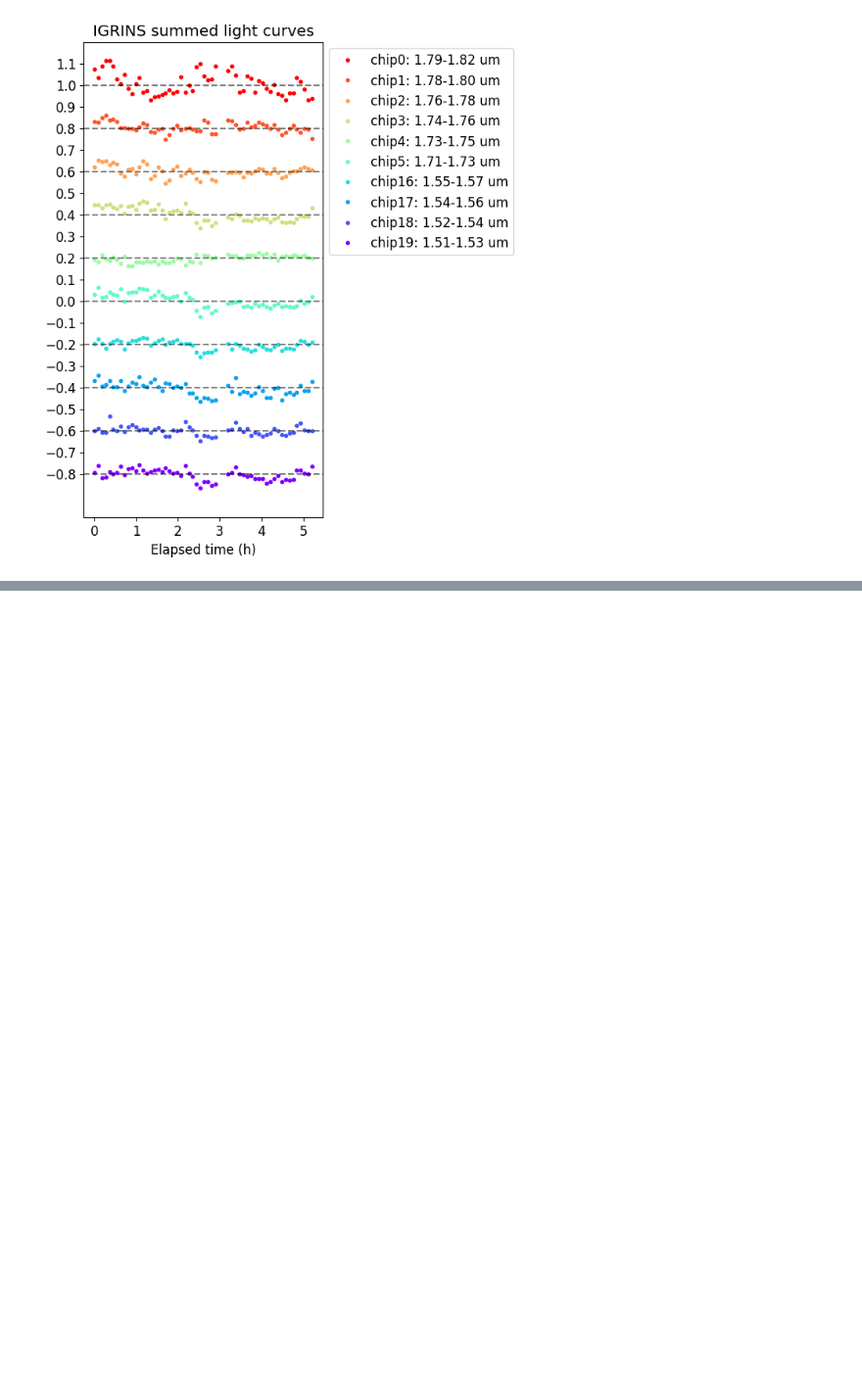
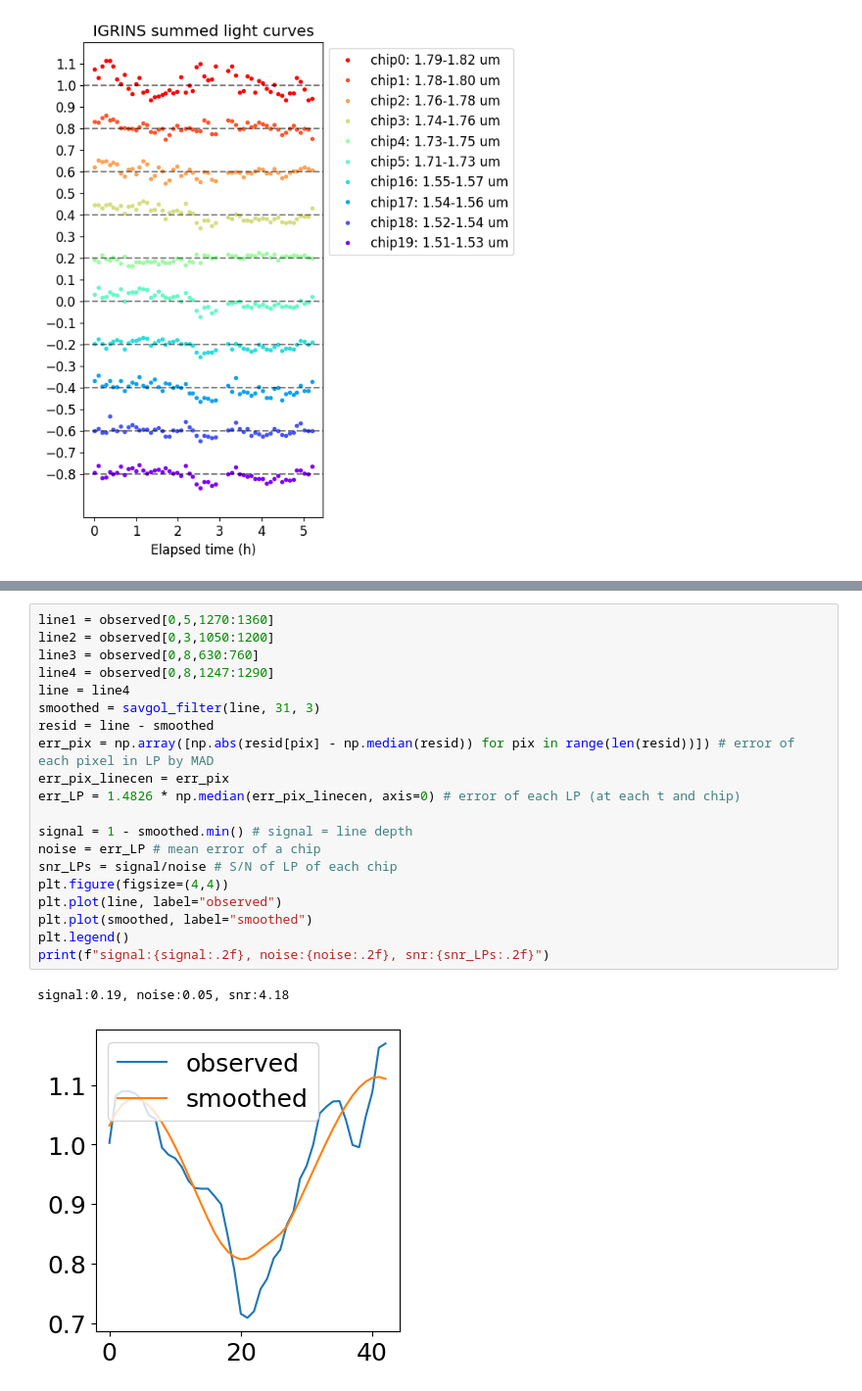
Before and after one commit to alphalyncis/doppler-imaging-maxentropy, a Jupyter notebook: src/test.ipynb, the cells around one changed output, grey strips where cells are left out. Shown at 98% size. Drawn from its saved outputs; the diff is of its cells as text; blank space fills up the shorter version.

```diff
--- a/src/test.ipynb
+++ b/src/test.ipynb
@@ -372,0 +450,23 @@ plt.title("IGRINS summed light curves");
+# %%
+line1 = observed[0,5,1270:1360]
+line2 = observed[0,3,1050:1200]
+line3 = observed[0,8,630:760]
+line4 = observed[0,8,1247:1290]
+line = line4
+smoothed = savgol_filter(line, 31, 3)
+resid = line - smoothed
+err_pix = np.array([np.abs(resid[pix] - np.median(resid)) for pix in range(len(resid))]) # error of each pixel in LP by MAD
+err_pix_linecen = err_pix
+err_LP = 1.4826 * np.median(err_pix_linecen, axis=0) # error of each LP (at each t and chip)
+
+signal = 1 - smoothed.min() # signal = line depth
+noise = err_LP # mean error of a chip
+snr_LPs = signal/noise # S/N of LP of each chip
+plt.figure(figsize=(4,4))
+plt.plot(line, label="observed")
+plt.plot(smoothed, label="smoothed")
+plt.legend()
+print(f"signal:{signal:.2f}, noise:{noise:.2f}, snr:{snr_LPs:.2f}")
+# %% [output]
+signal:0.19, noise:0.05, snr:4.18
+[figure, added]
```
Also changed, not shown: parts of 10 cells of this notebook.
